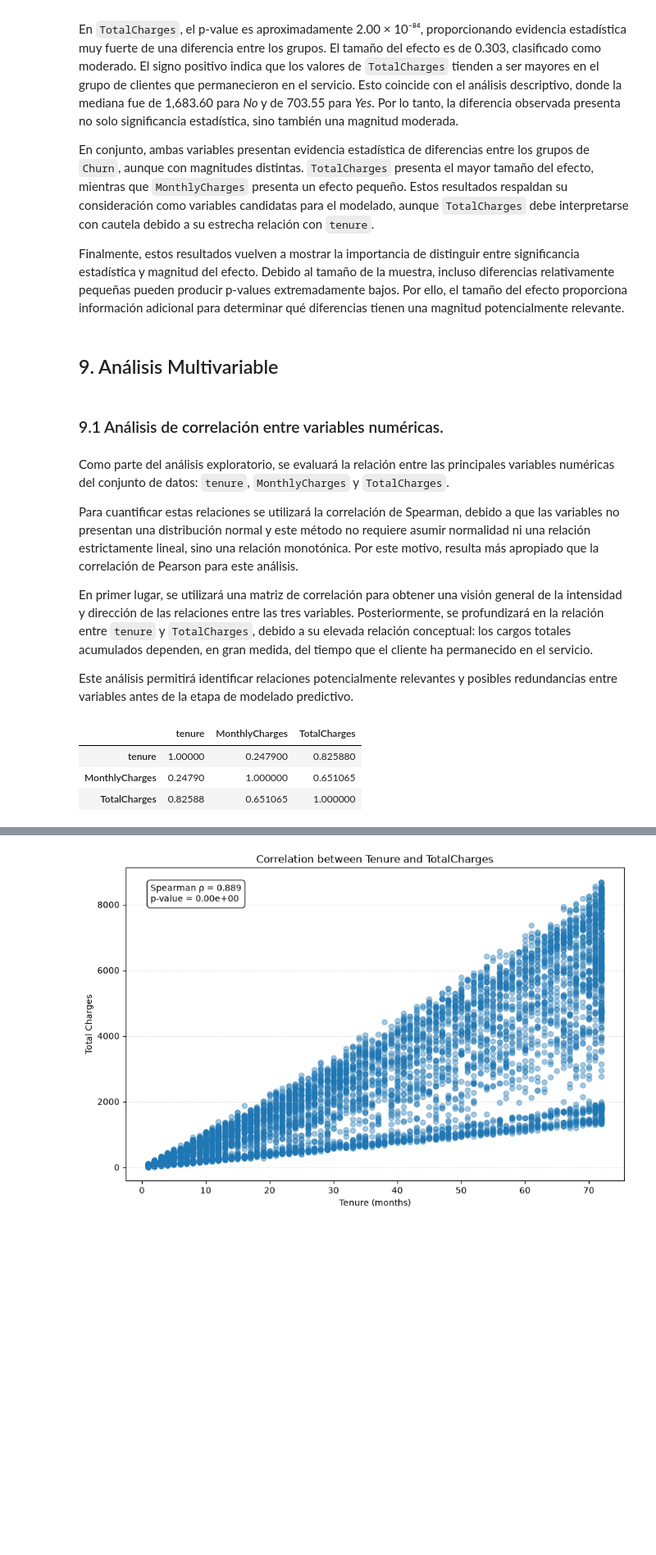
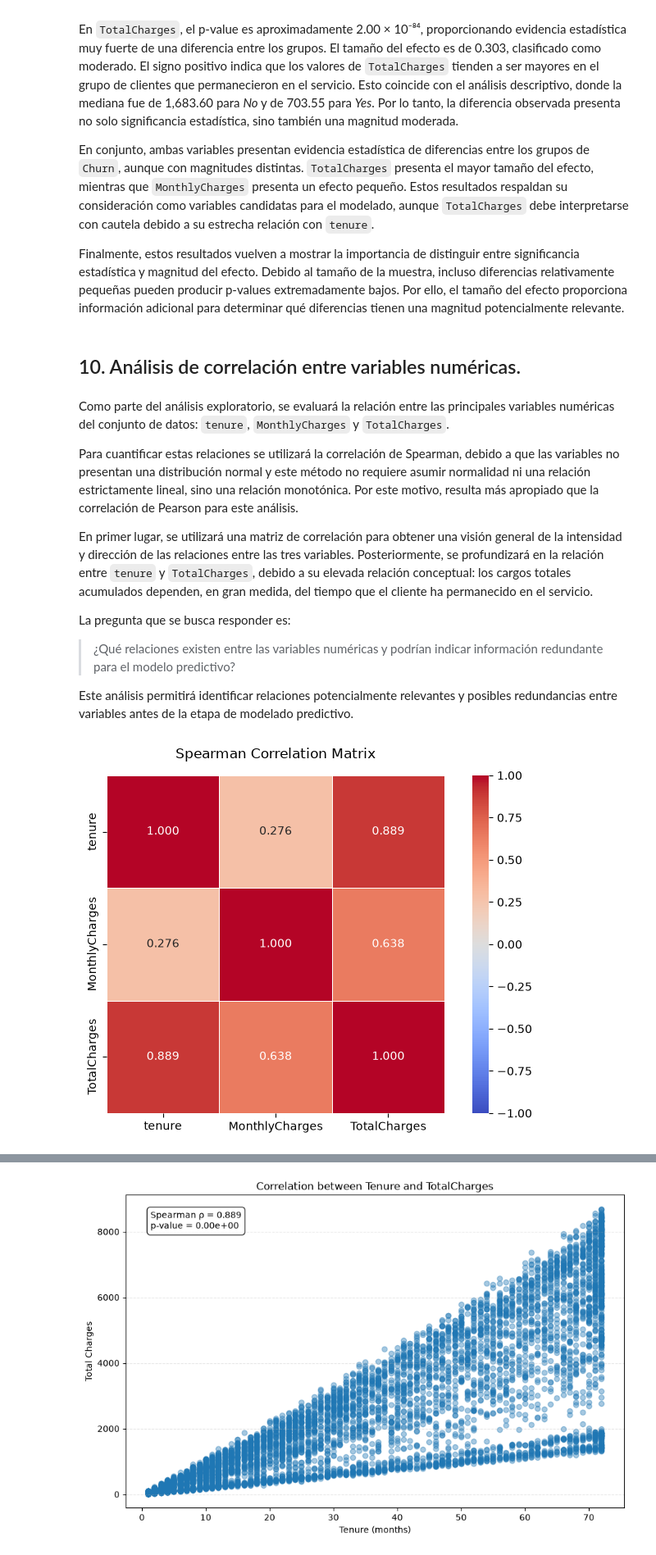
Before and after one commit to josue-rdgzcb/customer-churn-prediction-and-segmentation, a Jupyter notebook: notebooks/01_data_exploration.ipynb, the cells around one changed output, grey strips where cells are left out. Shown at 82% size. Drawn from its saved outputs; the diff is of its cells as text; code cells hidden in the pictures; blank space fills up the shorter version.

Commit message:
feat(notebook): add numerical feature correlation analysis

```diff
--- a/notebooks/01_data_exploration.ipynb
+++ b/notebooks/01_data_exploration.ipynb
@@ -1088,10 +1091,8 @@ En `TotalCharges`, el p-value es aproximadamente 2.00 × 10⁻⁸⁴, proporcion
 En conjunto, ambas variables presentan evidencia estadística de diferencias entre los grupos de `Churn`, aunque con magnitudes distintas. `TotalCharges` presenta el mayor tamaño del efecto, mientras que `MonthlyCharges` presenta un efecto pequeño. Estos resultados respaldan su consideración como variables candidatas para el modelado, aunque `TotalCharges` debe interpretarse con cautela debido a su estrecha relación con `tenure`.
 
 Finalmente, estos resultados vuelven a mostrar la importancia de distinguir entre significancia estadística y magnitud del efecto. Debido al tamaño de la muestra, incluso diferencias relativamente pequeñas pueden producir p-values extremadamente bajos. Por ello, el tamaño del efecto proporciona información adicional para determinar qué diferencias tienen una magnitud potencialmente relevante.
-# %% [markdown]
-## 9. Análisis Multivariable
 # %% [markdown]
-### 9.1 Análisis de correlación entre variables numéricas.
+## 10. Análisis de correlación entre variables numéricas.
 # %% [markdown]
 Como parte del análisis exploratorio, se evaluará la relación entre las principales variables numéricas del conjunto de datos: `tenure`, `MonthlyCharges` y `TotalCharges`.
 
@@ -1099,11 +1100,36 @@ Para cuantificar estas relaciones se utilizará la correlación de Spearman, deb
 
 En primer lugar, se utilizará una matriz de correlación para obtener una visión general de la intensidad y dirección de las relaciones entre las tres variables. Posteriormente, se profundizará en la relación entre `tenure` y `TotalCharges`, debido a su elevada relación conceptual: los cargos totales acumulados dependen, en gran medida, del tiempo que el cliente ha permanecido en el servicio.
 
+La pregunta que se busca responder es:
+
+> ¿Qué relaciones existen entre las variables numéricas y podrían indicar información redundante para el modelo predictivo?
+
 Este análisis permitirá identificar relaciones potencialmente relevantes y posibles redundancias entre variables antes de la etapa de modelado predictivo.
-# %%
-df[['tenure', 'MonthlyCharges', 'TotalCharges']].corr()
-# %% [output]
-|  | tenure | MonthlyCharges | TotalCharges |
-| tenure | 1.00000 | 0.247900 | 0.825880 |
-| MonthlyCharges | 0.24790 | 1.000000 | 0.651065 |
-| TotalCharges | 0.82588 | 0.651065 | 1.000000 |
+# %%
+# Define numerical features for correlation analysis
+numerical_features = ["tenure", "MonthlyCharges", "TotalCharges"]
+# %%
+# Calculate the Spearman correlation matrix
+correlation_matrix = df[numerical_features].corr(method="spearman")
+
+# Create the correlation heatmap
+plt.figure(figsize=(7, 5))
+
+sns.heatmap(
+    correlation_matrix,
+    annot=True,
+    fmt=".3f",
+    cmap="coolwarm",
+    vmin=-1,
+    vmax=1,
+    center=0,
+    square=True,
+    linewidths=0.5
+)
+
+# Format plot
+plt.title("Spearman Correlation Matrix", fontsize=12, pad=15)
+plt.tight_layout()
+plt.show()
+# %% [output]
+[figure, added]
```
Also changed, not shown: parts of 6 cells of this notebook.
